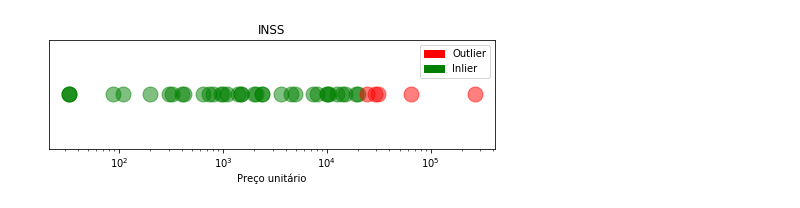
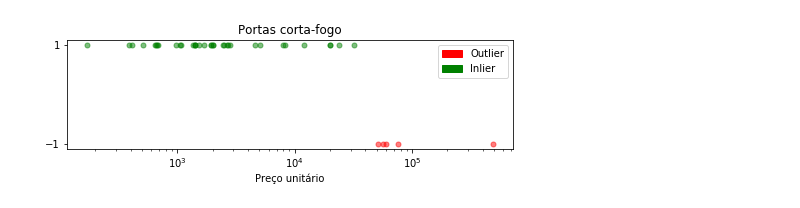
Before and after one commit to marlonbymendes/CSVer, a Jupyter notebook: LiarLiar.ipynb, the cells around one changed output. Cells and saved outputs as stored; diff of their text form; code cells hidden in the pictures.

```diff
--- a/LiarLiar.ipynb
+++ b/LiarLiar.ipynb
@@ -38,77 +38,96 @@ class FindOutliers:
         outliers = data[labels == -1]
 
         plt.figure(figsize=(8, 2))
-        plt.plot(inliers, np.zeros_like(inliers), 'g.', markersize = 30, alpha = 0.5)
-        plt.plot(outliers, np.zeros_like(outliers), 'r.', markersize = 30, alpha = 0.5)
+        y1 = np.empty(len(inliers))
+        y1.fill(1)
+
+        y2 = np.empty(len(outliers))
+        y2.fill(-1)
+
+        plt.plot(inliers, y1, 'g.', markersize = 10, alpha = 0.50)
+        plt.plot(outliers, y2, 'r.', markersize = 10, alpha = 0.50)
         plt.xscale('log')
         plt.xlabel('Preço unitário')
         red_patch = mpatches.Patch(color='red', label='Outlier')
         green_patch = mpatches.Patch(color='green', label='Inlier')
         plt.legend(handles=[red_patch, green_patch])
         plt.title(item)
-        plt.yticks([])
+        plt.yticks([-1, 1])
         plt.show()
 
     def get_xy(self, data, price_column):
         return (data['Data'].values,
                 data[price_column].values)
-
-    def plot_inliers_outliers(self, data, labels, price_column):
-        if self.is_data_1d():
-            return self.plot_inliers_outliers_1d(data, labels)
-
-        inliers = data[labels == 1]
-        outliers = data[labels == -1]
-
-        x1, y1 = self.get_xy(outliers, price_column)
-        x2, y2 = self.get_xy(inliers, price_column)
-
-        fig = plt.figure()
-        plotter = Plotter()
-
-        red_patch = mpatches.Patch(color='red', label='Solicitado')
-        green_patch = mpatches.Patch(color='green', label='Aprovado')
-        plt.legend(handles=[red_patch, green_patch])
-
-        plotter.plot_log_along_time(x1, y1, '.r', figure=fig)
-        plotter.plot_log_along_time(x2, y2, '.g', 'Data (dia/mes/ano)',
-                                    'Custo Unitário (R$)', item,
-                                    figure=fig)
-        plotter.show()
 
     def find_outliers_by_price_only(self, prices):
         find_outliers = FindOutliers(prices)
         pred = find_outliers.train()
         return (prices, pred)
 
     def find_outliers_price_data(self, data, price_column):
         xy = data[['Data', price_column]]
         xy['Data'] = CSVer.get_date_axis_from_array(None, xy.Data)
 
         lof = LocalOutlierFactor()
         labels = lof.fit_predict(xy)
         return (xy, labels)
 
+    def plot_outliers_along_time(self, item, data, labels, price_column):
 
-csv_names = ['aprovado_small.csv']
-csver = CSVer(csv_names)
+        inliers = data[labels == 1]
+        x1 = np.array(inliers['Data'].values)
+        x1 = csver.get_date_axis_from_array(x1)
+        y1 = np.array(inliers[price_column].values)
+
+        outliers = data[labels == -1]
+        x2 = np.array(outliers['Data'].values)
+        x2 = csver.get_date_axis_from_array(x2)
+        y2 = np.array(outliers[price_column].values)
+
+        fig = plt.figure()
+        red_patch = mpatches.Patch(color='red', label='Outlier')
+        green_patch = mpatches.Patch(color='green', label='Inlier')
+        plt.legend(handles=[red_patch, green_patch])
+
+
+        plotter.plot_scatter_along_time(x2, y2, 'red', marker = '*', figure = fig)
+        plotter.plot_scatter_along_time(x1, y1, 'green', 'Data (dia/mes/ano)',
+                                        'Custo Unitário (R$)', item, figure=fig)
+        plotter.show()
+
+    def get_inlier_interval(self, inliers):
+        return (inliers.min(), inliers.max())
+
+    def is_outlier(self, inliers, suspect):
+        amin, amax = self.get_inlier_interval(inliers)
+        return suspect < amin or suspect > amax
+
+small_data = ['aprovado_small.csv']
+big_data = ['APROVADO.csv']
+csver = CSVer(big_data)
 
 while True:
 
     item = csver.get_random_item('Item')
     rows = csver.filter_column_by_value('Item', item)
     if len(rows) < 25:
         continue
 
     fo = FindOutliers(rows)
     rows = csver.filter_column_by_value('Item', item)
     prices = rows['ValorUnitarioAprovado'].values
 
     data, labels = fo.find_outliers_by_price_only(prices)
     fo.plot_inliers_outliers_1d(item, data, labels)
 
-    # plotter = Plotter()
-    # plotter.plot_histogram(prices, 'Price range', 'Frequency', item)
+    plotter = Plotter()
+    plotter.plot_histogram(prices, 'Intervalo de preço', 'Frequência', item)
+
+    fo.plot_outliers_along_time(item, rows, labels, 'ValorUnitarioAprovado')
+
+    suspect = np.random.choice(prices)
+    print('suspect = {}'.format(suspect))
+    print('outlier? = {}'.format(fo.is_outlier(prices[labels == 1], suspect)))
     break
 # %% [output]
-[figure, old version]
+[figure, new version]
```
Also changed, not shown: parts of 1 cell of this notebook.
